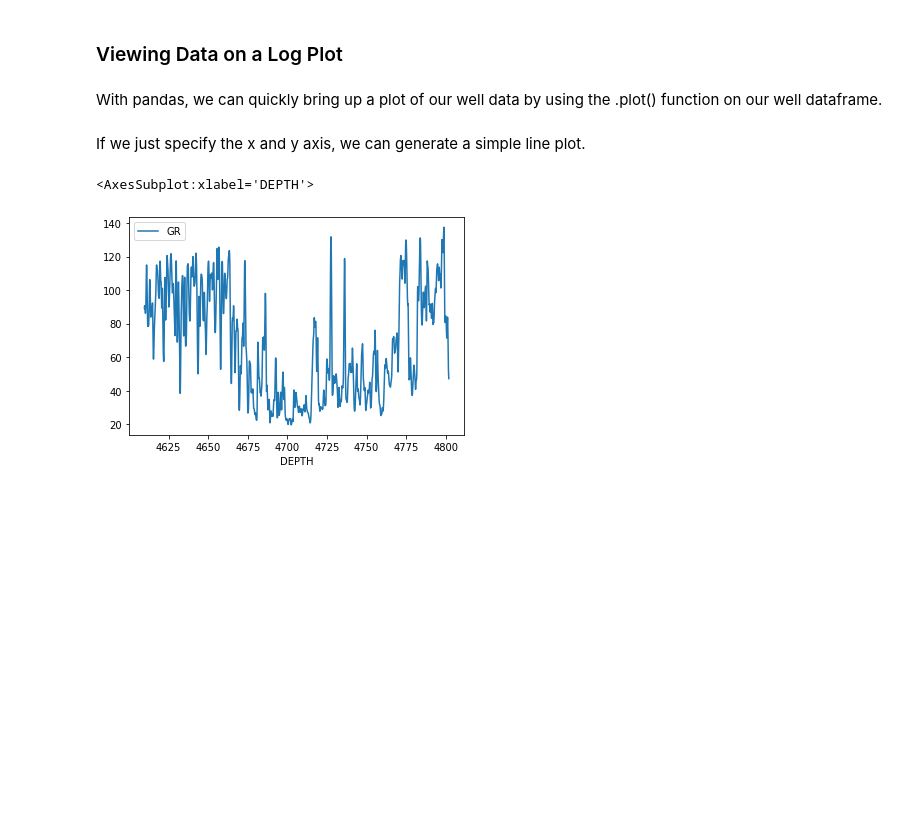
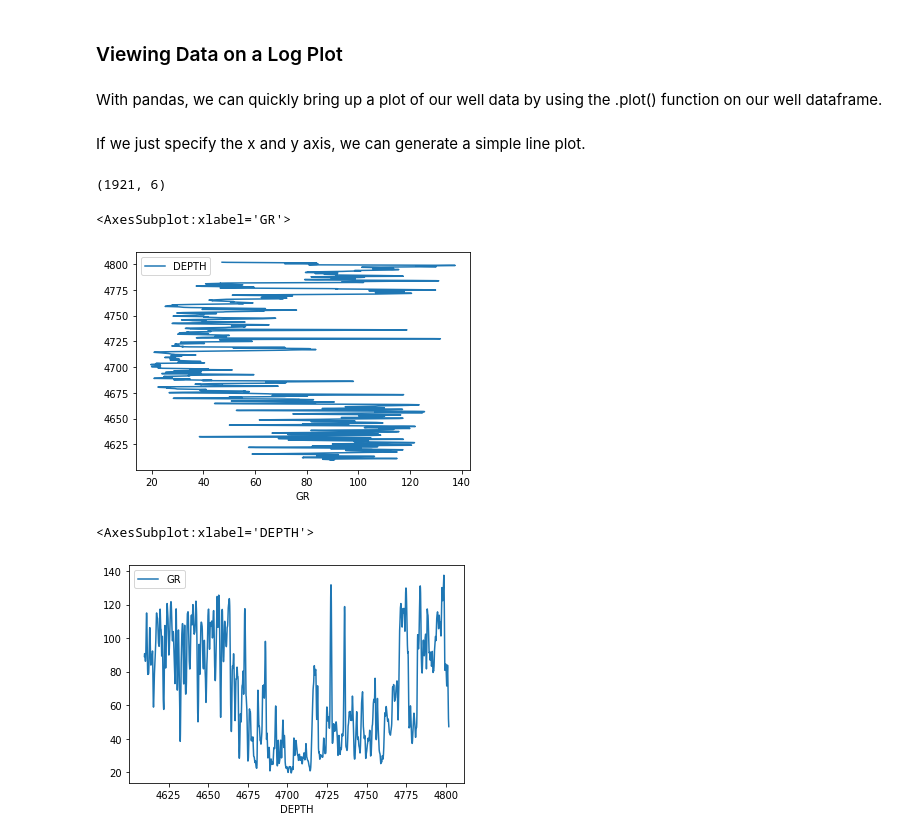
Before and after one commit to will6309/Petrophysics-Python-Series, a Jupyter notebook: 01 - Loading and Displaying Well Data From CSV.ipynb, the cells around one changed output. Drawn from its saved outputs; the diff is of its cells as text; code cells hidden in the pictures; blank space fills up the shorter version.

```diff
--- a/01 - Loading and Displaying Well Data From CSV.ipynb
+++ b/01 - Loading and Displaying Well Data From CSV.ipynb
@@ -89,6 +94,15 @@ Now we have some data appearing in the GR column.
 ### Viewing Data on a Log Plot
 # %% [markdown]
 With pandas, we can quickly bring up a plot of our well data by using the .plot() function on our well dataframe. <br><br>If we just specify the x and y axis, we can generate a simple line plot.
+# %%
+well.shape
+# %% [output]
+(1921, 6)
+# %%
+well.plot(x='GR', y='DEPTH')
+# %% [output]
+<AxesSubplot:xlabel='GR'>
+[figure, added]
 # %%
 well.plot(x = 'DEPTH', y = 'GR')
 # %% [output]
```
Also changed, not shown: parts of 1 cell of this notebook, 7 other files.
